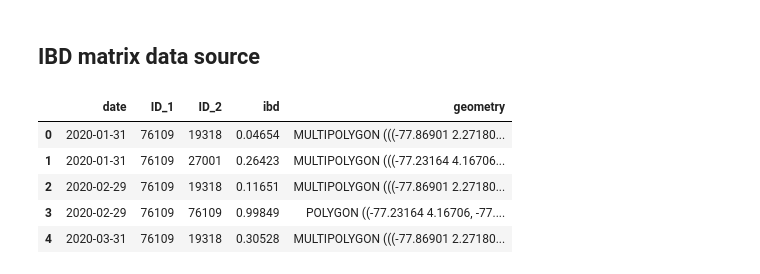
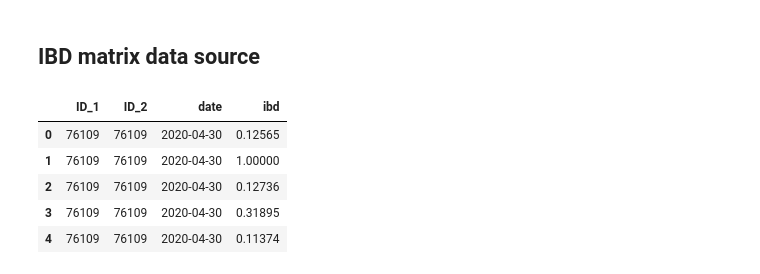
Before and after one commit to Data-Lama/pathogen_study_regions_generator, a Jupyter notebook: src/Notes_andrea.ipynb, the cells around one changed output. Drawn from its saved outputs; the diff is of its cells as text; code cells hidden in the pictures.

```diff
--- a/src/Notes_andrea.ipynb
+++ b/src/Notes_andrea.ipynb
@@ -416,21 +382,3 @@ class IBD(MatrixDataSource):
         df_final = df.groupby([ID_1, ID_2, DATE]).sum().reset_index()
 
         return (df_final)
-# %%
-muni_path = os.path.join(PIPELINE_DATA_FOLDER, RAW, 'geo', 'municipalities', 'municipalities.shp')
-gdf_muni = gpd.read_file(muni_path)
-gdf_muni.rename(columns={"muni_id": "ID"}, inplace=True)
-
-geography = ColombianMunicipalities()
-time_resolution = MONTH
-
-ds = IBD()
-gdf_ds = ds.createData(gdf_muni, time_resolution)
-gdf_ds.head()
-# %% [output]
-|  | date | ID_1 | ID_2 | ibd | geometry |
-| 0 | 2020-01-31 | 76109 | 19318 | 0.04654 | MULTIPOLYGON (((-77.86901 2.27180... |
-| 1 | 2020-01-31 | 76109 | 27001 | 0.26423 | MULTIPOLYGON (((-77.23164 4.16706... |
-| 2 | 2020-02-29 | 76109 | 19318 | 0.11651 | MULTIPOLYGON (((-77.86901 2.27180... |
-| 3 | 2020-02-29 | 76109 | 76109 | 0.99849 | POLYGON ((-77.23164 4.16706, -77.... |
-| 4 | 2020-03-31 | 76109 | 19318 | 0.30528 | MULTIPOLYGON (((-77.86901 2.27180... |
@@ -439,0 +385,10 @@ MultiPolygon([])
+# %%
+df_ibd = pd.read_csv("~/Desktop/tmp/debug_ibs.csv")
+df_ibd.head()
+# %% [output]
+|  | ID_1 | ID_2 | date | ibd |
+| 0 | 76109 | 76109 | 2020-04-30 | 0.12565 |
+| 1 | 76109 | 76109 | 2020-04-30 | 1.00000 |
+| 2 | 76109 | 76109 | 2020-04-30 | 0.12736 |
+| 3 | 76109 | 76109 | 2020-04-30 | 0.31895 |
+| 4 | 76109 | 76109 | 2020-04-30 | 0.11374 |
```
Also changed, not shown: parts of 7 cells of this notebook, 4 other files.
